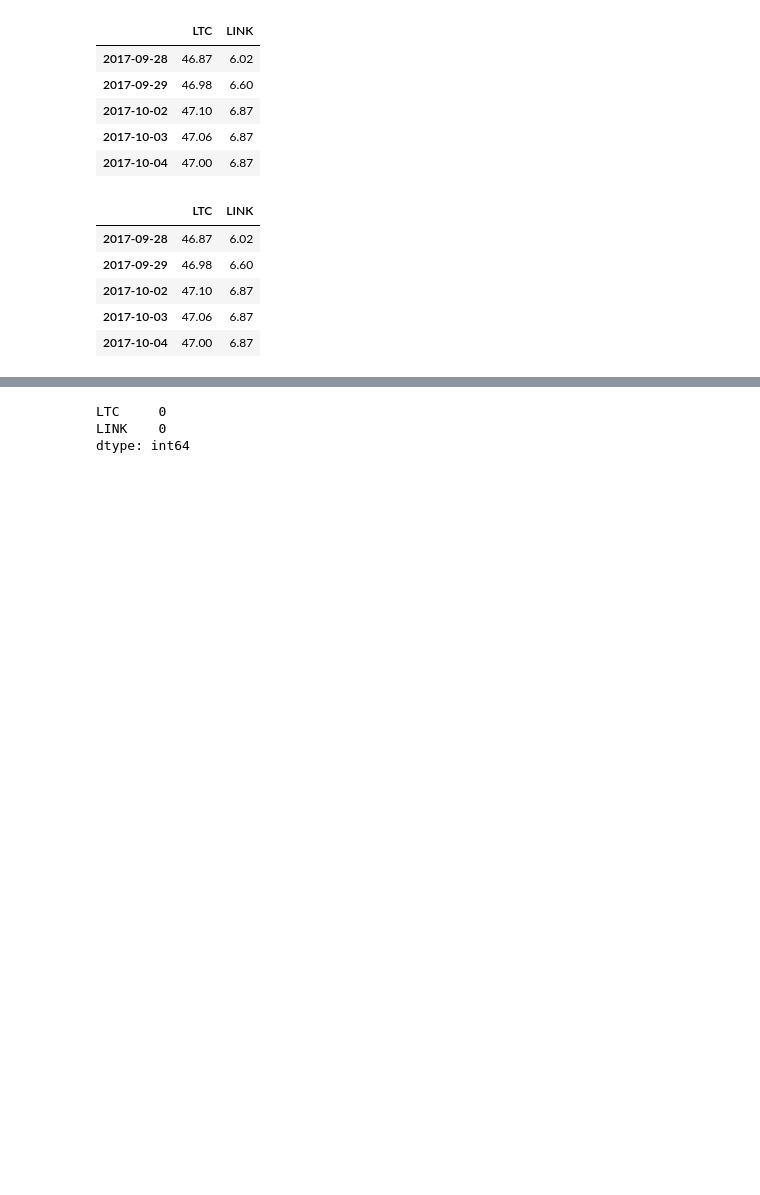
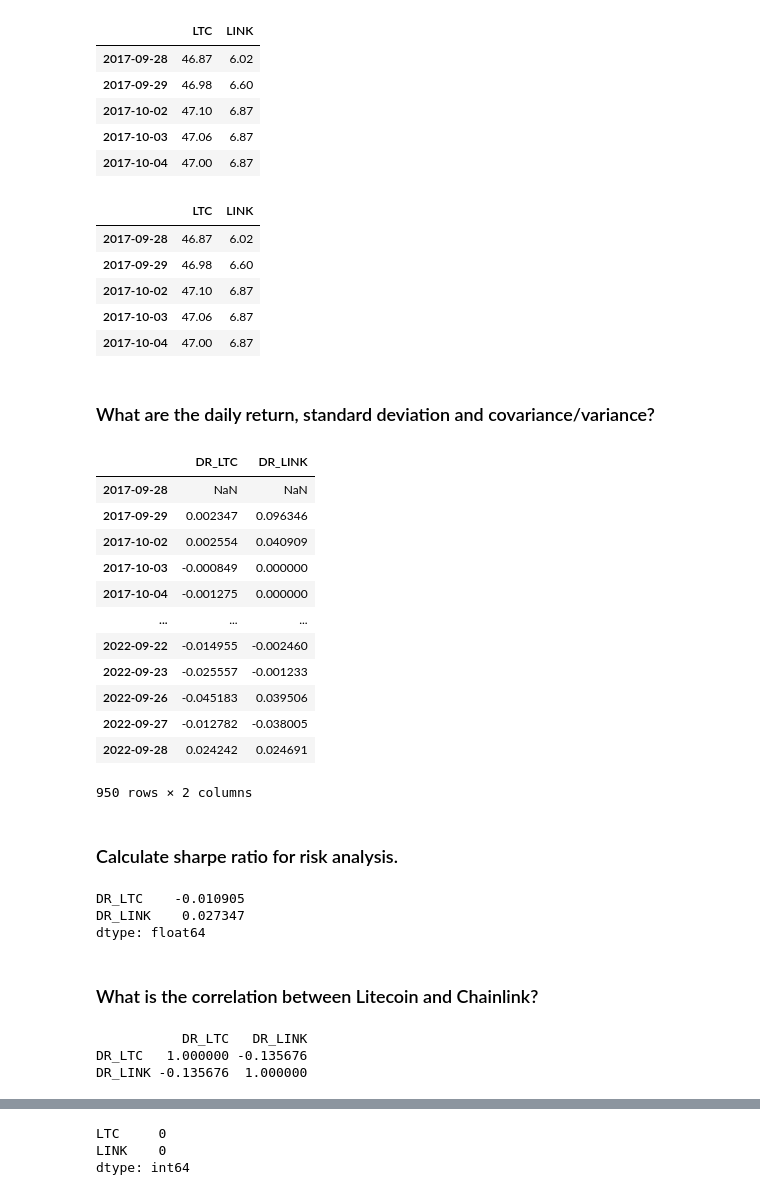
Before and after one commit to akane2518/Crypto-Tickers-Project-1, a Jupyter notebook: Crypto-Tickers-Project-1B.ipynb, the cells around one changed output, grey strips where cells are left out. Drawn from its saved outputs; the diff is of its cells as text; code cells hidden in the pictures; blank space fills up the shorter version.

```diff
--- a/Crypto-Tickers-Project-1B.ipynb
+++ b/Crypto-Tickers-Project-1B.ipynb
@@ -223,3 +246,5 @@ df_crypto_price.head()
 | 2017-10-02 | 47.10 | 6.87 |
 | 2017-10-03 | 47.06 | 6.87 |
 | 2017-10-04 | 47.00 | 6.87 |
+# %% [markdown]
+### What are the daily return, standard deviation and covariance/variance?
@@ -225,0 +269,38 @@ df_crypto_price.head()
+# %%
+df_daily_return
+# %% [output]
+|  | DR_LTC | DR_LINK |
+| 2017-09-28 | NaN | NaN |
+| 2017-09-29 | 0.002347 | 0.096346 |
+| 2017-10-02 | 0.002554 | 0.040909 |
+| 2017-10-03 | -0.000849 | 0.000000 |
+| 2017-10-04 | -0.001275 | 0.000000 |
+| ... | ... | ... |
+| 2022-09-22 | -0.014955 | -0.002460 |
+| 2022-09-23 | -0.025557 | -0.001233 |
+| 2022-09-26 | -0.045183 | 0.039506 |
+| 2022-09-27 | -0.012782 | -0.038005 |
+| 2022-09-28 | 0.024242 | 0.024691 |
+950 rows × 2 columns
+# %% [markdown]
+### Calculate sharpe ratio for risk analysis.
+# %%
+# sharpe ratio
+sharpe_r = mean_return / volatility
+
+sharpe_r
+# %% [output]
+DR_LTC    -0.010905
+DR_LINK    0.027347
+dtype: float64
+# %% [markdown]
+### What is the correlation between Litecoin and Chainlink?
+# %%
+# co_relation of LTC and LINK
+co_relation = df_daily_return.corr()
+
+print(co_relation)
+# %% [output]
+           DR_LTC   DR_LINK
+DR_LTC   1.000000 -0.135676
+DR_LINK -0.135676  1.000000
```
Also changed, not shown: parts of 8 cells of this notebook.
